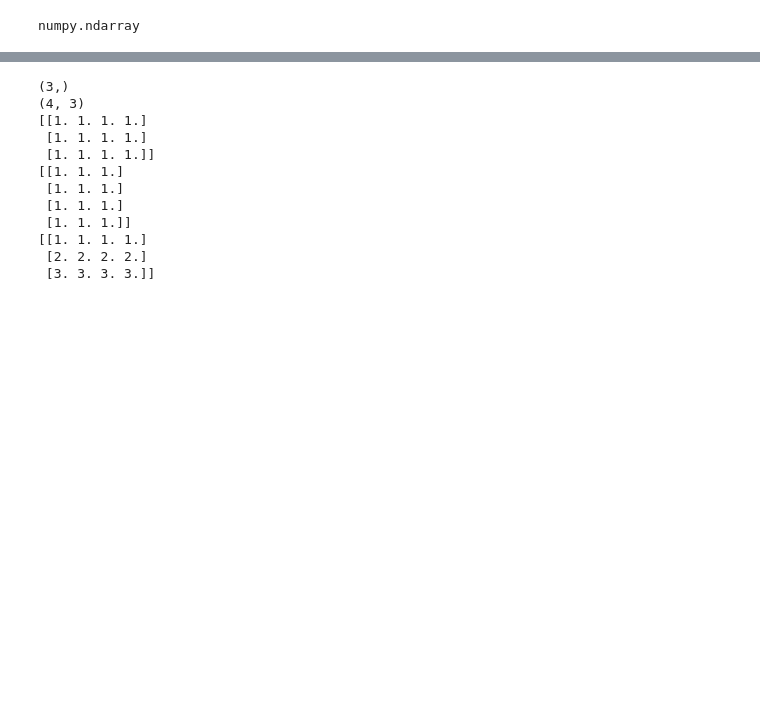
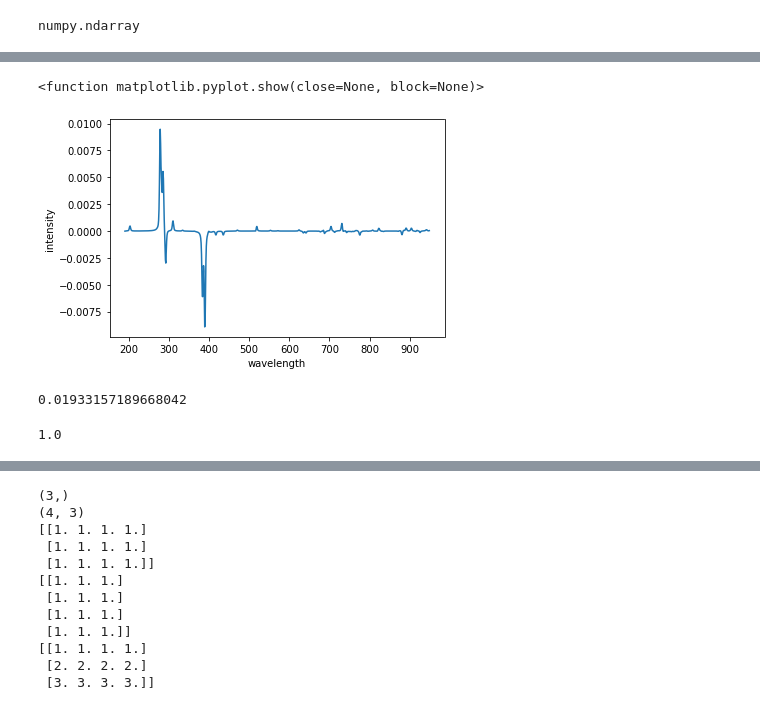
Before and after one commit to MWhitta/phaseMAP, a Jupyter notebook: Model_Test.ipynb, the cells around one changed output, grey strips where cells are left out. Cells and saved outputs as stored; diff of their text form; code cells hidden in the pictures; blank space fills up the shorter version.

Commit message:
added least-squares decomposition of input spectra

```diff
--- a/Model_Test.ipynb
+++ b/Model_Test.ipynb
@@ -241,9 +240,11 @@ el_bounds = (bnd_low, bnd_up)
 el_fit = least_squares(fun_fitspec, x0, args=(input_spec, el_spec), bounds=el_bounds)
 # %%
 #review results
+#library does not allow linear constraints so cannot constrain sum of x <=1
+#prob ok as we can scale to 1?
 fit_wts = el_fit.x.copy()
 fit_wts[fit_wts < 0.01] = 0
-fit_wts
+fit_wts = fit_wts / np.sum(fit_wts)
 
 for i in range(len(fit_wts)):
     print(f"{elem_symb[i]}: ref: {fracs[sample_num][i]} pred: {np.round(fit_wts[i],3)}")
@@ -251,0 +272,21 @@ IndexError: index 400 is out of bounds for axis 0 with size 20
+# %%
+#now subtract this from input spectrum and determine if there is residual signal
+#residual can be scaled up and fed into model once again!
+resid_spec = np.squeeze(input_spec - np.sum((el_spec.transpose() * fit_wts).transpose(), axis=0))
+#the fit will create negative values that we discard to focus on true signals
+#resid_spec[resid_spec <0] = 0
+plt.plot(wave, resid_spec)
+plt.xlabel('wavelength')
+plt.ylabel('intensity')
+plt.show
+# %% [output]
+<function matplotlib.pyplot.show(close=None, block=None)>
+[figure, added]
+# %%
+np.sqrt(el_fit.cost)
+# %% [output]
+0.01933157189668042
+# %%
+np.sum(input_spec)
+# %% [output]
+1.0
```
Also changed, not shown: parts of 5 cells of this notebook, 1 other file.
